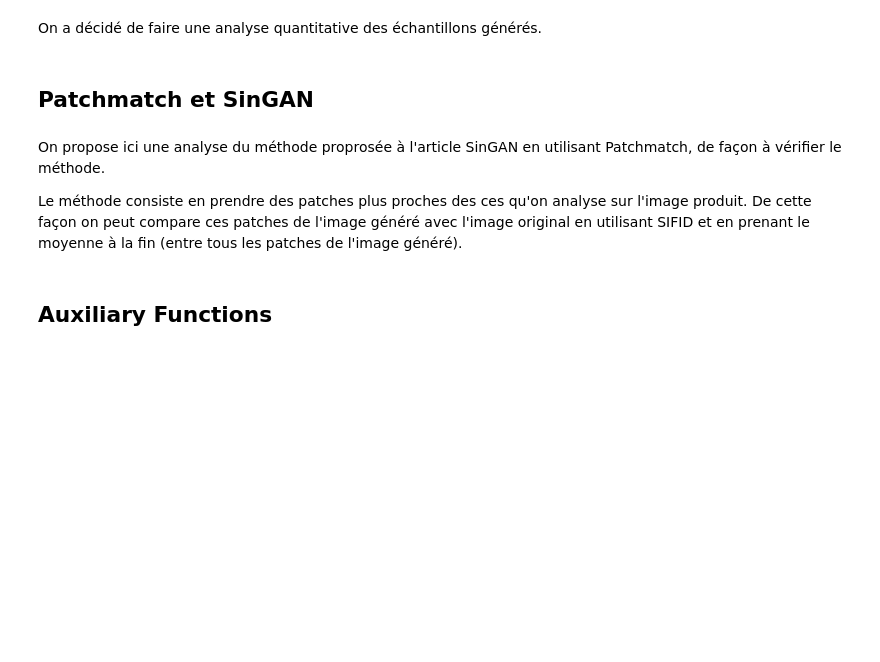
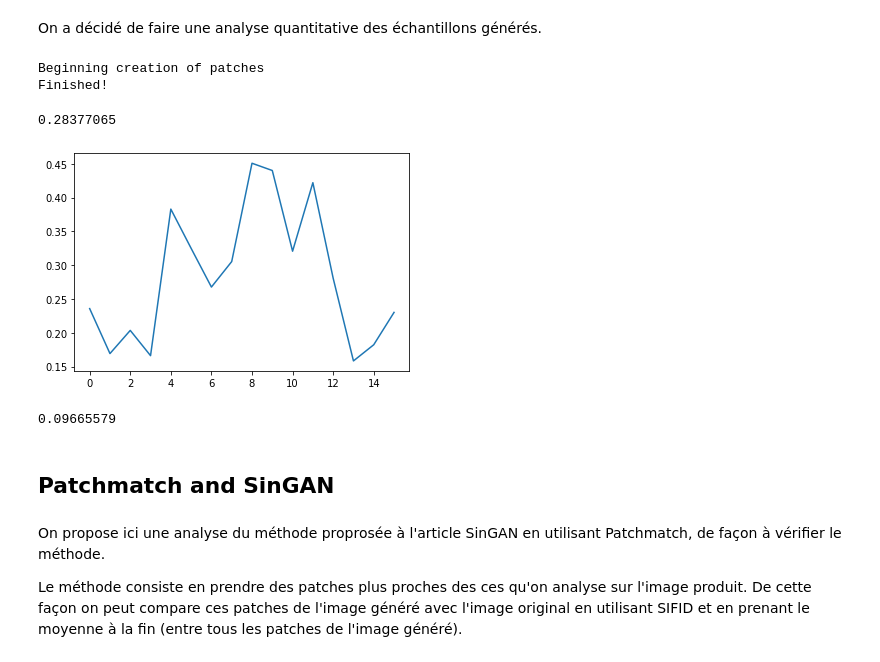
Before and after one commit to aliciafmachado/texture_singan, a Jupyter notebook: SinGAN_Alicia.ipynb, the cells around one changed output. Drawn from its saved outputs; the diff is of its cells as text; code cells hidden in the pictures; blank space fills up the shorter version.

Commit message:
Running experiments.

```diff
--- a/SinGAN_Alicia.ipynb
+++ b/SinGAN_Alicia.ipynb
@@ -223,0 +411,40 @@ def get_metric_naive():
+# %%
+# Here we implement the auxiliary function to create the patches and save
+# them into a folder
+import numpy as np
+from skimage.util.shape import view_as_windows
+from PIL import Image
+
+def save_patches(img_pth, img_name, save_pth, patch_div,
+                 method='naive'):
+  # First, we take the patches
+  # Read images
+  # TODO: remove files from Results when running this
+  # TODO: remove files from Comparison automatically as well
+  # TODO: modify sifid_score.py in the import and in the lines cited below
+  # so that we don't have to do it everytime (import in line 41 becomes
+  # from SIFID.inception)
+  print('Beginning creation of patches')
+  img = Image.open(img_pth)
+  img_np = np.array(img)
+  h, v = img.size
+  window_shape = (v // patch_div, h // patch_div, 3)
+
+  img_patches = view_as_windows(img_np, window_shape)
+  for i in range(patch_div):
+    for j in range(patch_div):
+      img_patch = Image.fromarray(img_patches[i * window_shape[0],
+                                               j * window_shape[1],
+                                               0])
+      img_patch.save(save_pth + '/'+ img_name +
+                     '_patch_' + str(i) + '_' + str(j) + '.jpg')
+  print('Finished!')
+
+
+save_patches(img_pth='Output/RandomSamples_ArbitrerySizes/rocks_small_1_8/scale_v=4.000000_scale_h=4.000000/0.jpg',
+             img_name='rocks_small_1_8_scale_v=4.000000_scale_h=4.000000_0.jpg',
+             save_pth='Input/Results',
+             patch_div=4)
+# %% [output]
+Beginning creation of patches
+Finished!
@@ -224,5 +508,24 @@ def get_metric_naive():
+# %%
+sifid_values = main_sifid_multiple_patches(path2real='Input/Comparison',
+                                           path2fake='Input/Results',
+                                           suffix='jpg',
+                                           gpu=True,
+                                           mult_patch_approach='naive')
+# %%
+print(np.mean(sifid_values))
+
+from matplotlib import pyplot as plt
+
+plt.plot(sifid_values)
+plt.show()
+
+print(np.std(sifid_values))
+# %% [output]
+0.28377065
+[figure, added]
+0.09665579
 # %% [markdown]
-## Patchmatch et SinGAN
+## Patchmatch and SinGAN
 # %% [markdown]
 On propose ici une analyse du méthode proprosée à l'article SinGAN en utilisant Patchmatch, de façon à vérifier le méthode.
 
@@ -236,5 +539,3 @@ def get_nn_patch():
 # On calcule les métriques en utilisant get_nn_patch
 def get_metric_on_large_image():
   pass
-# %% [markdown]
-## Auxiliary Functions
```
Also changed, not shown: parts of 66 cells of this notebook.
